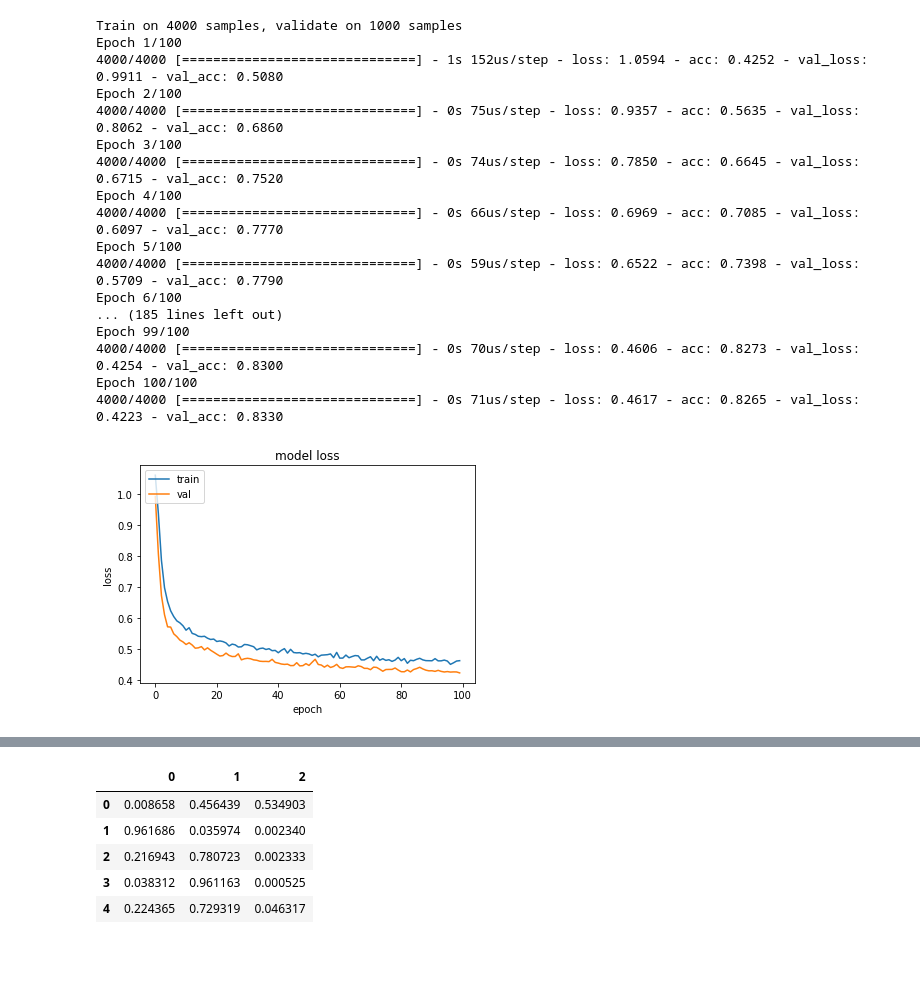
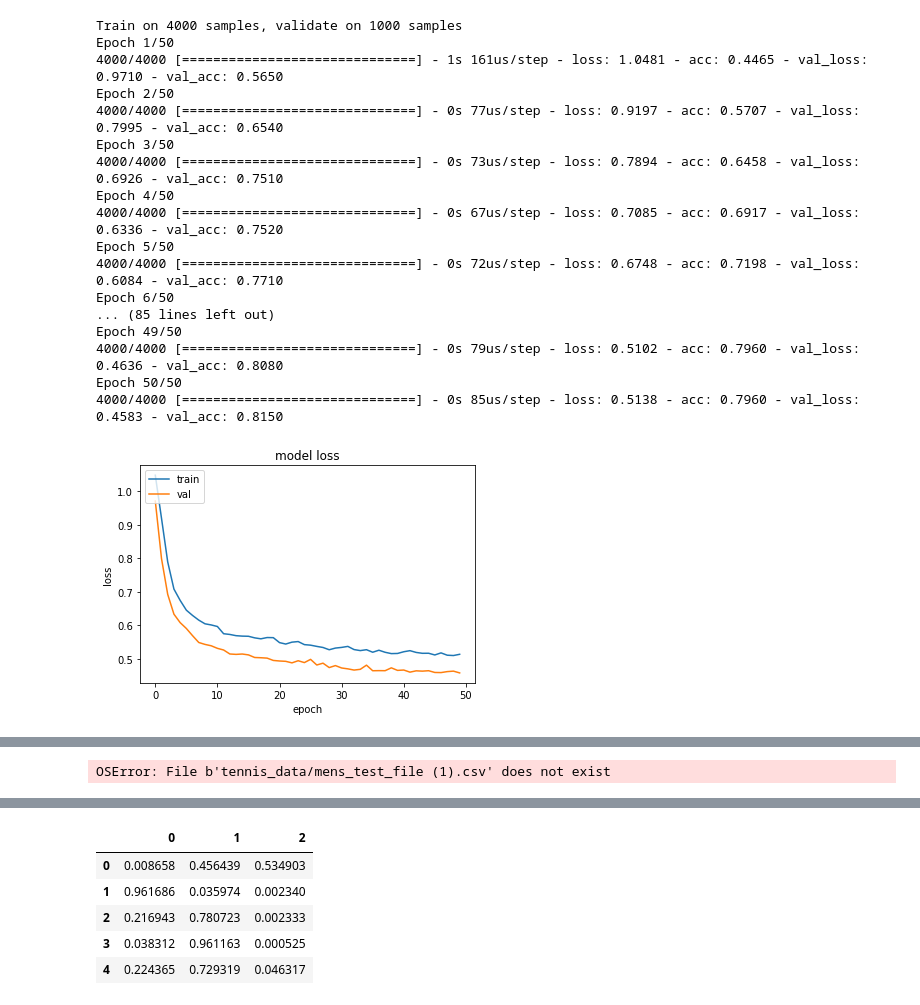
Before and after one commit to ml874/Predicting-How-Points-End-in-Tennis, a Jupyter notebook: Initial ANN.ipynb, the cells around one changed output, grey strips where cells are left out. Drawn from its saved outputs; the diff is of its cells as text; code cells hidden in the pictures; blank space fills up the shorter version.

Commit message:
Revised Initial ANN

```diff
--- a/Initial ANN.ipynb
+++ b/Initial ANN.ipynb
@@ -34,17 +34,16 @@ scaled_data = ['serve', 'rally', 'speed', 'net.clearance', 'distance.from.sideli
 def load_tennis_data(gender, train='train'):
     assert gender == 'mens' or gender == 'womens'
     assert train == 'train' or train == 'test'
-    csv_path = 'tennis_data/' + gender + '_' + train + '_file.csv'
+    csv_path = 'tennis_data/' + gender + '_' + train + '_file (1).csv'
     return pd.read_csv(csv_path)
 
 # Return Shuffled Training Data- Reorder With ID as first column
 def preprocess(data):
-    temp = data
-    temp = shuffle(temp, random_state=42)
-    cols = temp.columns.tolist()
+    data = shuffle(data, random_state=42)
+    cols = data.columns.tolist()
     new_cols = cols[-4:-3] + cols[0:-4]  + cols[-3:]
-    temp = temp[new_cols]
-    return temp
+    data = data[new_cols]
+    return data
 
 # Return ID Column
 def get_id(data):
@@ -52,34 +51,31 @@ def get_id(data):
 
 # Return df with non-features dropped- ID, Gender, Train
 def get_feature_cols(data):
-    temp = data
-    temp.drop('id', 1, inplace=True)
-    temp.drop('gender', 1, inplace=True)
-    temp.drop('train', 1, inplace=True)
-    return temp
+    data.drop('id', 1, inplace=True)
+    data.drop('gender', 1, inplace=True)
+    data.drop('train', 1, inplace=True)
+    return data
 
 # Encode Categorical Data
 def encode_data(data):
-    temp = data
     # Retain All LabelEncoder as a dictionary
     d = defaultdict(LabelEncoder)
 
     # Encode all the columns
-    temp[categorical_cols] = temp[categorical_cols].apply(lambda x: d[x.name].fit_transform(x))
-#     print(d['outcome'].classes_)
+    data[categorical_cols] = data[categorical_cols].apply(lambda x: d[x.name].fit_transform(x))
+
     # Inverse the encoding
     # temp.apply(lambda x: d[x.name].inverse_transform(x))
 
     # Using dictionary d to label future data
     # mens_data[categorical_cols].apply(lambda x: d[x.name].transform(x))
-    return temp
+    return data
 
 # Scale Data
 def scale_data(data):
-    temp = data
     scaler = MinMaxScaler()
-    temp[scaled_data] = scaler.fit_transform(temp[scaled_data])
-    return temp
+    data[scaled_data] = scaler.fit_transform(data[scaled_data])
+    return data
 
 
 # Create Model
@@ -87,13 +83,7 @@ def create_model():
     model = Sequential()
     model.add(Dense(15, input_dim=24, activation='relu', kernel_initializer='random_uniform'))
     model.add(Dropout(0.4))
-
     model.add(Dense(15, input_dim=24, activation='relu', kernel_initializer='lecun_uniform'))
-
-#     model.add(Dense(15, input_dim=24, activation='relu', kernel_initializer='random_uniform'))
-#     model.add(Dropout(0.4))
-#     model.add(Dense(15, input_dim=24, activation='relu', kernel_initializer='random_uniform'))
-# #     model.add(Dropout(0.4))
     adam = Adam(lr=0.001, beta_1=0.9, beta_2=0.999, epsilon=1e-08, decay=0.0)
     model.add(Dense(3, activation='softmax', kernel_initializer='lecun_uniform'))
     model.compile(loss='sparse_categorical_crossentropy', optimizer=adam, metrics=['accuracy'])
@@ -136,7 +126,6 @@ def split_train_validation_data(gender, test_size=0.2, random_state=None):
     X_val = val_mens.loc[:, val_mens.columns != 'outcome']
     Y_val = val_mens['outcome']
 
-
     # Reshape Data To Put Into NN
     X_train_np = X_train.values.reshape((-1, 24))
     Y_train_np = Y_train.reshape((-1,1))
@@ -146,28 +135,28 @@ def split_train_validation_data(gender, test_size=0.2, random_state=None):
 # %%
 # Men's Model
 X_train_m, Y_train_m, X_val_m, Y_val_m, train_id_m = split_train_validation_data(MENS, 0.2, random_state=42)
 
 model_m = create_model()
-model_m = train_and_evaluate_model(model_m, X_train_m, Y_train_m, X_val_m, Y_val_m, epochs=100, batch_size=32)
+model_m = train_and_evaluate_model(model_m, X_train_m, Y_train_m, X_val_m, Y_val_m, epochs=50, batch_size=32)
 # %% [output]
 Train on 4000 samples, validate on 1000 samples
-Epoch 1/100
-4000/4000 [==============================] - 1s 152us/step - loss: 1.0594 - acc: 0.4252 - val_loss: 0.9911 - val_acc: 0.5080
-Epoch 2/100
-4000/4000 [==============================] - 0s 75us/step - loss: 0.9357 - acc: 0.5635 - val_loss: 0.8062 - val_acc: 0.6860
-Epoch 3/100
-4000/4000 [==============================] - 0s 74us/step - loss: 0.7850 - acc: 0.6645 - val_loss: 0.6715 - val_acc: 0.7520
-Epoch 4/100
-4000/4000 [==============================] - 0s 66us/step - loss: 0.6969 - acc: 0.7085 - val_loss: 0.6097 - val_acc: 0.7770
-Epoch 5/100
-4000/4000 [==============================] - 0s 59us/step - loss: 0.6522 - acc: 0.7398 - val_loss: 0.5709 - val_acc: 0.7790
-Epoch 6/100
-... (185 lines left out)
-Epoch 99/100
-4000/4000 [==============================] - 0s 70us/step - loss: 0.4606 - acc: 0.8273 - val_loss: 0.4254 - val_acc: 0.8300
-Epoch 100/100
-4000/4000 [==============================] - 0s 71us/step - loss: 0.4617 - acc: 0.8265 - val_loss: 0.4223 - val_acc: 0.8330
+Epoch 1/50
+4000/4000 [==============================] - 1s 161us/step - loss: 1.0481 - acc: 0.4465 - val_loss: 0.9710 - val_acc: 0.5650
+Epoch 2/50
+4000/4000 [==============================] - 0s 77us/step - loss: 0.9197 - acc: 0.5707 - val_loss: 0.7995 - val_acc: 0.6540
+Epoch 3/50
+4000/4000 [==============================] - 0s 73us/step - loss: 0.7894 - acc: 0.6458 - val_loss: 0.6926 - val_acc: 0.7510
+Epoch 4/50
+4000/4000 [==============================] - 0s 67us/step - loss: 0.7085 - acc: 0.6917 - val_loss: 0.6336 - val_acc: 0.7520
+Epoch 5/50
+4000/4000 [==============================] - 0s 72us/step - loss: 0.6748 - acc: 0.7198 - val_loss: 0.6084 - val_acc: 0.7710
+Epoch 6/50
+... (85 lines left out)
+Epoch 49/50
+4000/4000 [==============================] - 0s 79us/step - loss: 0.5102 - acc: 0.7960 - val_loss: 0.4636 - val_acc: 0.8080
+Epoch 50/50
+4000/4000 [==============================] - 0s 85us/step - loss: 0.5138 - acc: 0.7960 - val_loss: 0.4583 - val_acc: 0.8150
-[figure, old version]
+[figure, new version]
 # %%
 # Women's Model
 X_train_w, Y_train_w, X_val_w, Y_val_w, train_id_w = split_train_validation_data(WOMENS, 0.2, 42)
@@ -212,9 +201,7 @@ def create_column_ids(mens_id, womens_id):
 def preprocess_test(gender):
     data = load_tennis_data(gender, TEST)
     data= preprocess(data)
-    # print(mens_test_data.head())
     ids = get_id(data)
-    # print(mens_test_id.head())
     data = get_feature_cols(data)
     data = encode_data(data)
     data = scale_data(data)
@@ -228,3 +215,6 @@ test_data_m, test_id_m = preprocess_test(MENS)
 test_data_w, test_id_w = preprocess_test(WOMENS)
 # Create IDs
 column_ids = create_column_ids(test_id_m, test_id_w)
+column_ids
+# %% [output]
+OSError: File b'tennis_data/mens_test_file (1).csv' does not exist
```
Also changed, not shown: parts of 1 cell of this notebook.
